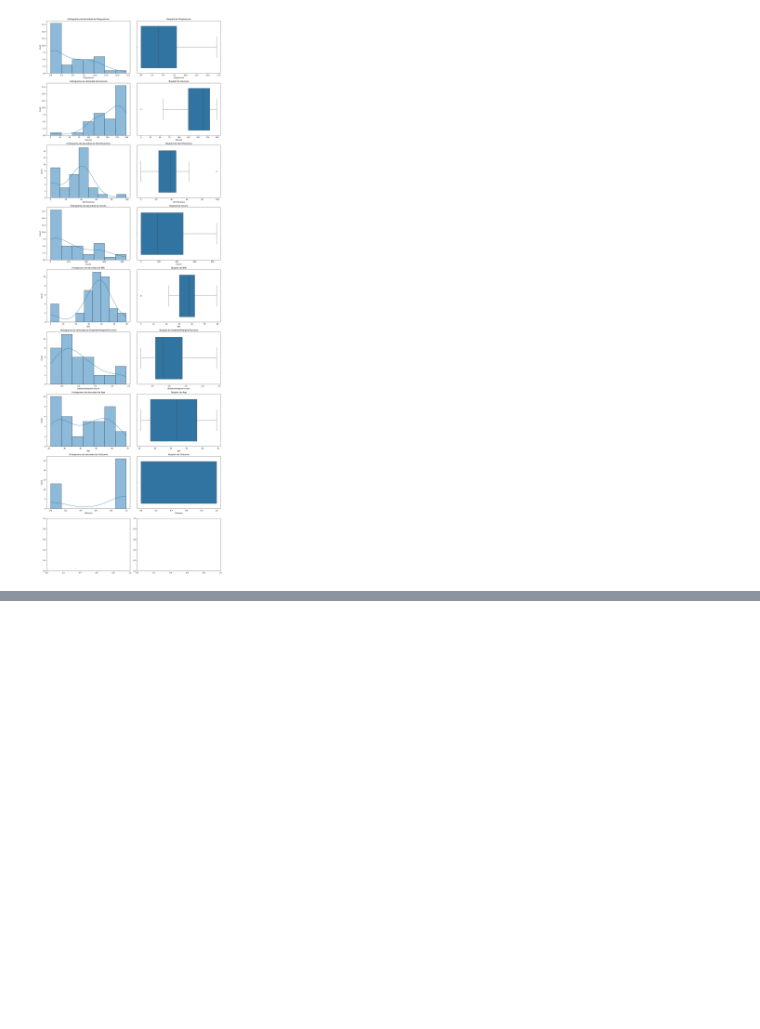
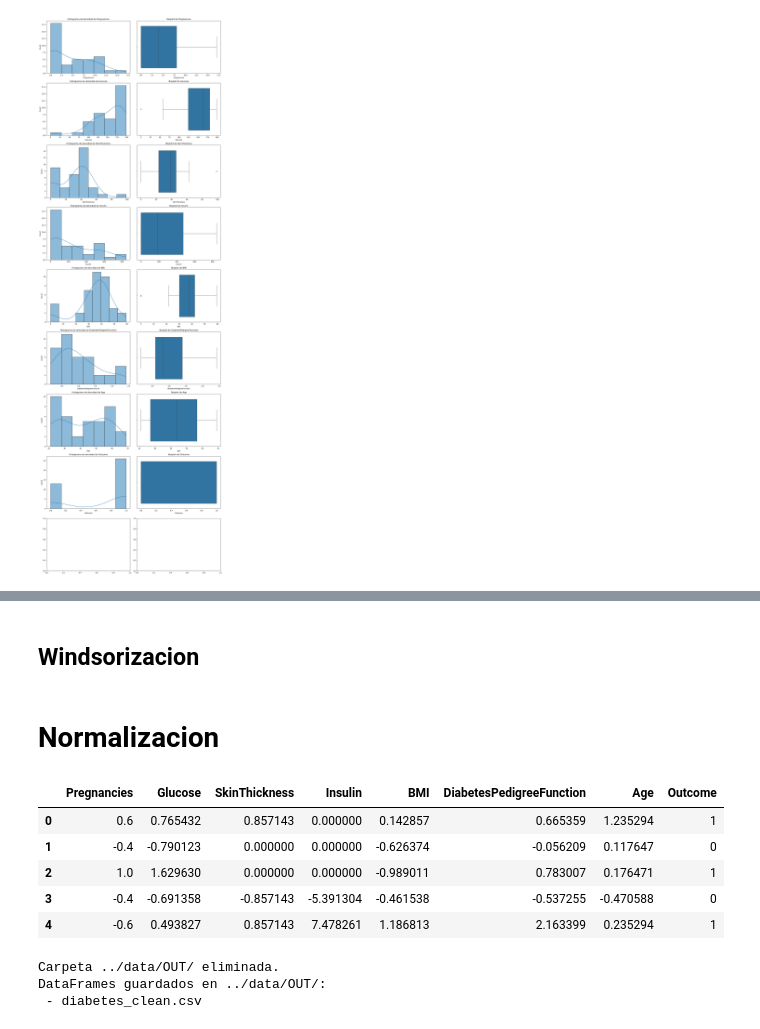
Before and after one commit to Amauryesic/Proyecto_ml, a Jupyter notebook: src/Preprocessing.ipynb, the cells around one changed output, grey strips where cells are left out. Drawn from its saved outputs; the diff is of its cells as text; code cells hidden in the pictures; blank space fills up the shorter version.

```diff
--- a/src/Preprocessin.ipynb
+++ b/src/Preprocessing.ipynb
@@ -114,0 +131,78 @@ def windsorize_upper(df, columns, upper_percentile=0.99):
+# %% [markdown]
+## Windsorizacion
+# %%
+columnas_windsorizar = df_prepared.columns.drop(["Outcome", "Insulin"])
+
+def windsorize_iqr(df, columns):
+    """
+    Applique une winsorisation basée sur l'IQR pour limiter les valeurs extrêmes.
+    Les valeurs en-dessous de Q1 - 1.5*IQR et au-dessus de Q3 + 1.5*IQR sont remplacées.
+    """
+    for col in columns:
+        Q1 = df[col].quantile(0.25)
+        Q3 = df[col].quantile(0.75)
+        IQR = Q3 - Q1
+        lower_bound = Q1 - 1.5 * IQR
+        upper_bound = Q3 + 1.5 * IQR
+
+        df[col] = np.where(df[col] < lower_bound, lower_bound, df[col])
+        df[col] = np.where(df[col] > upper_bound, upper_bound, df[col])
+    return df
+
+# Application
+df_prepared = windsorize_iqr(df_prepared, columnas_windsorizar)
+# %%
+df_prepared["Insulin"] = np.where(df_prepared["Insulin"] > 500, 500, df_prepared["Insulin"])
+# %% [markdown]
+# Normalizacion
+# %%
+robust_scaler = RobustScaler()
+columnas_a_normalizar = df_prepared.columns.drop(["Outcome"])
+df_prepared[columnas_a_normalizar] = robust_scaler.fit_transform(df_prepared[columnas_a_normalizar])
+# %%
+df_prepared.head()
+# %% [output]
+|  | Pregnancies | Glucose | SkinThickness | Insulin | BMI | DiabetesPedigreeFunction | Age | Outcome |
+| 0 | 0.6 | 0.765432 | 0.857143 | 0.000000 | 0.142857 | 0.665359 | 1.235294 | 1 |
+| 1 | -0.4 | -0.790123 | 0.000000 | 0.000000 | -0.626374 | -0.056209 | 0.117647 | 0 |
+| 2 | 1.0 | 1.629630 | 0.000000 | 0.000000 | -0.989011 | 0.783007 | 0.176471 | 1 |
+| 3 | -0.4 | -0.691358 | -0.857143 | -5.391304 | -0.461538 | -0.537255 | -0.470588 | 0 |
+| 4 | -0.6 | 0.493827 | 0.857143 | 7.478261 | 1.186813 | 2.163399 | 0.235294 | 1 |
+# %%
+OUTPUT_FOLDER = "../data/OUT/"
+
+def save_dataframes_to_csv(output_folder, df_train, train_filename="diabetes_clean.csv"):
+    """
+    Guarda los DataFrames de entrenamiento y prueba en formato CSV en una carpeta específica.
+    Si la carpeta ya existe, borra todo su contenido antes de guardar los nuevos archivos.
+
+    Args:
+        output_folder (str): La ruta de la carpeta donde se guardarán los archivos CSV.
+        df_train (pd.DataFrame): El DataFrame de entrenamiento que se va a guardar.
+        df_test (pd.DataFrame): El DataFrame de prueba que se va a guardar.
+        train_filename (str, opcional): El nombre del archivo CSV para el DataFrame de entrenamiento.
+        test_filename (str, opcional): El nombre del archivo CSV para el DataFrame de prueba.
+
+    """
+    # Si la carpeta ya existe, eliminar todo su contenido
+    if os.path.exists(output_folder):
+        shutil.rmtree(output_folder)  # Borrar toda la carpeta y su contenido
+        print(f"Carpeta {output_folder} eliminada.")
+
+    # Crear la carpeta si no existe
+    os.makedirs(output_folder, exist_ok=True)
+
+    # Definir las rutas completas de los archivos
+    train_path = os.path.join(output_folder, train_filename)
+
+    # Guardar los DataFrames en formato CSV
+    df_train.to_csv(train_path, index=False)
+
+    print(f"DataFrames guardados en {output_folder}:")
+    print(f" - {train_filename}")
+
+save_dataframes_to_csv(OUTPUT_FOLDER, df_prepared)
+# %% [output]
+Carpeta ../data/OUT/ eliminada.
+DataFrames guardados en ../data/OUT/:
+ - diabetes_clean.csv
```
Also changed, not shown: parts of 7 cells of this notebook, 1 other file.
